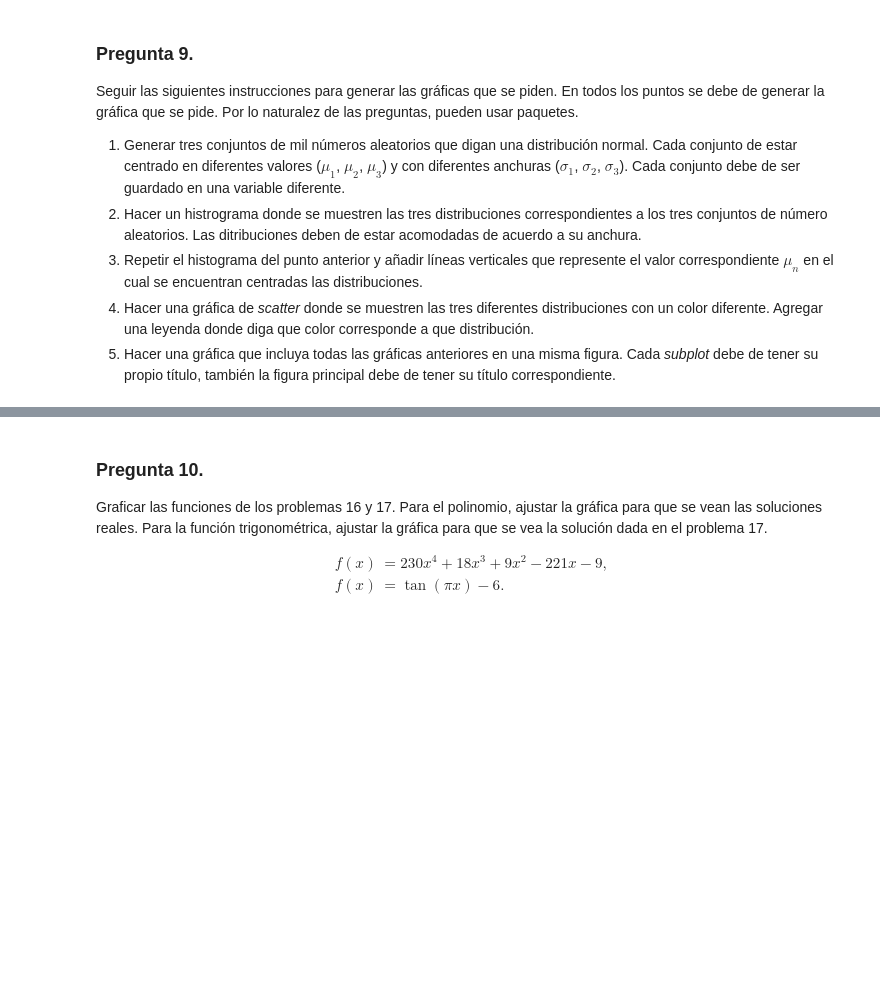
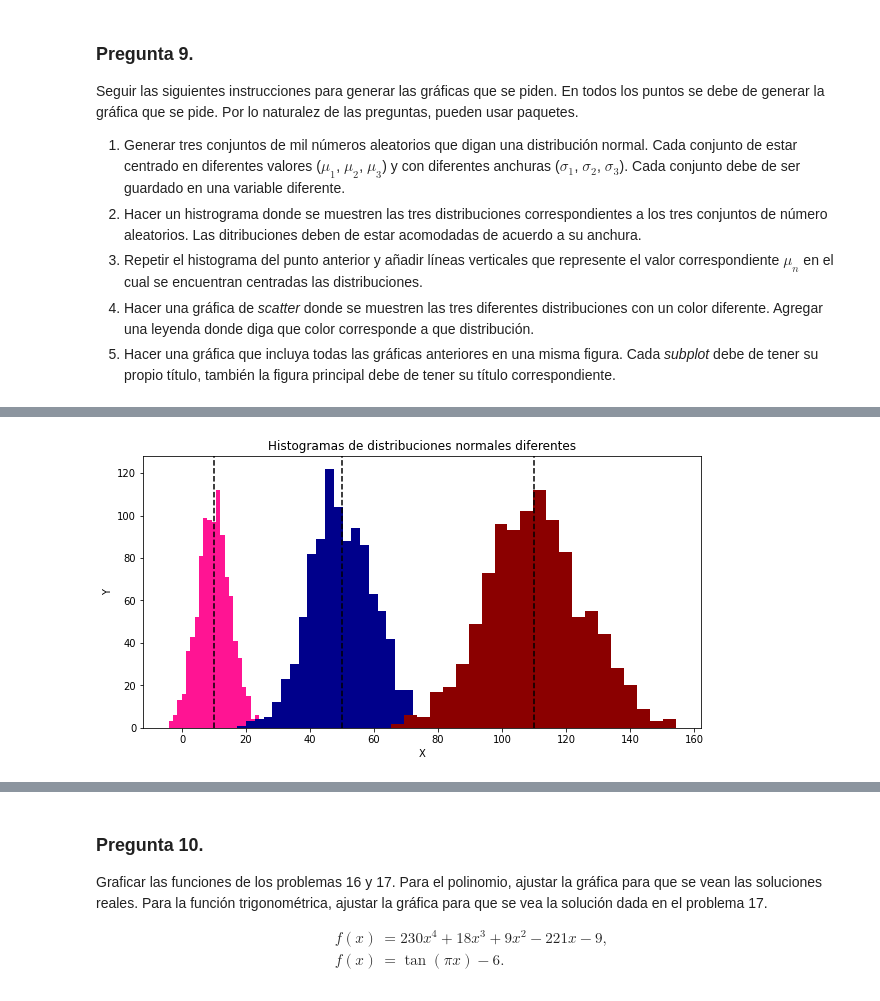
Before and after one commit to MarcosLopezM/Tarea2_MNyAC, a Jupyter notebook: Tarea2.ipynb, the cells around one changed output, grey strips where cells are left out. Saved outputs shown, nothing was run; the diff lists cells and outputs as text; code cells hidden in the pictures; blank space fills up the shorter version.

```diff
--- a/Tarea2.ipynb
+++ b/Tarea2.ipynb
@@ -303,0 +327,17 @@ Seguir las siguientes instrucciones para generar las gráficas que se piden. En
+# %%
+# Inciso 9.3
+
+mu_n = [10, 50, 110]
+colors = ['deeppink', 'darkblue', 'darkred']
+
+fig, ax = plt.subplots(figsize = (10, 5))
+ax.set_title("Histogramas de distribuciones normales diferentes")
+ax.set_xlabel("X")
+ax.set_ylabel("Y")
+ax.hist(x, bins = 'auto', color = colors[0]);
+ax.hist(y, bins = 'auto', facecolor = colors[1]);
+ax.hist(z, bins = 'auto', facecolor = colors[2]);
+for i in mu_n:
+    ax.axvline(x = i, color = 'k', linestyle = '--')
+# %% [output]
+[figure, added]
```
Also changed, not shown: parts of 40 cells of this notebook.
